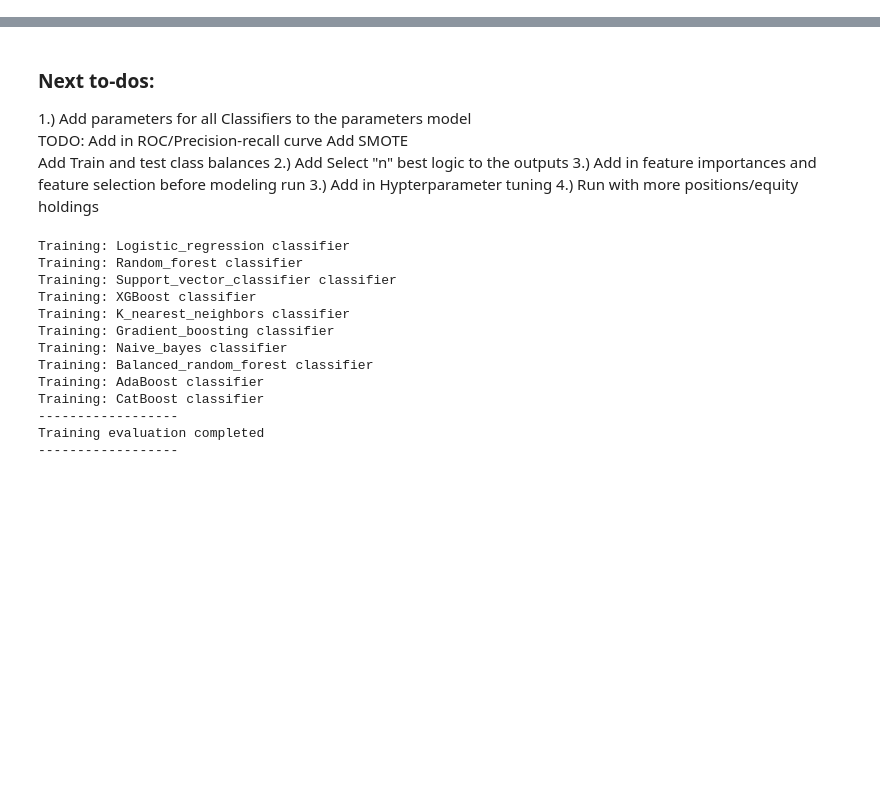
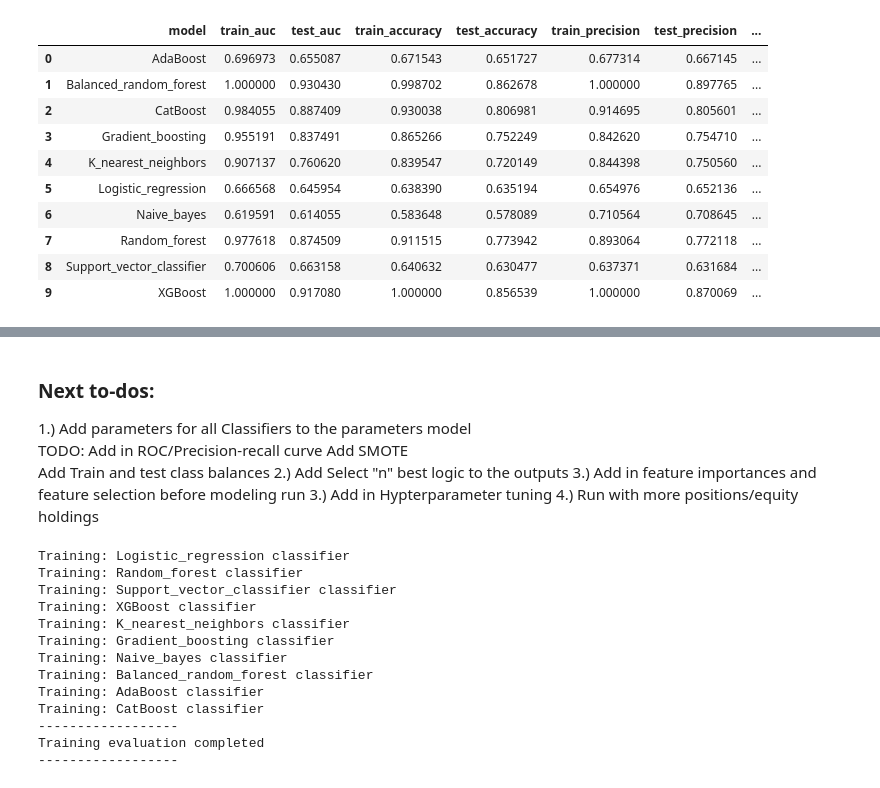
Before and after one commit to AlexDeshowitz/stock-classification-new, a Jupyter notebook: notebooks/Notebook_Machine-learning.ipynb, the cells around one changed output, grey strips where cells are left out. Saved outputs shown, nothing was run; the diff lists cells and outputs as text; code cells hidden in the pictures; blank space fills up the shorter version.

Commit message:
updated champion model function

```diff
--- a/notebooks/Notebook_Machine-learning.ipynb
+++ b/notebooks/Notebook_Machine-learning.ipynb
@@ -314,7 +519,8 @@ parameters = {'continuous_feature_cutoff' : 0.6,
               'kernel' : 'rbf',
               'gamma' : 'scale',
               'optimization_target' : 'test_recall', # other_useful_inputs: train_accuracy, test_accuracy, train_precision, train_recall, test_recall, true_positives, false_positives
-              'optimization_threshold' : 0.8,
+              'optimization_target_threshold' : 0.8, # minimum value of the optimization target needed to be selected as a final model
+              'optimization_target_training_threshold' : 0.1, # the maximum allowoable difference (absolute) between training and test optimization targets
               # specify the algorithms to be used:
               'classifiers': {
                 'Logistic_regression': {
@@ -369,3 +575,5 @@ test = standardize_continuous_features(dataframe = test, parameters = parameters
 test = one_hot_encode_tickers(dataframe = test, parameters= parameters)
 # create training and test sets
 X_train, X_test, y_train, y_test = create_training_test_splits(dataframe=test, parameters= parameters)
+# train the models:
+detailed_output, summary_output, feat_impt, feat_impt_summary = train_models(X_train = X_train, X_test = X_test, y_train = y_train, y_test= y_test, parameters = parameters)
@@ -374,3 +664,17 @@ X_train, X_test, y_train, y_test = create_training_test_splits(dataframe=test, p
+# %%
+summary_output
+# %% [output]
+|  | model | train_auc | test_auc | train_accuracy | test_accuracy | train_precision | test_precision | ... |
+| 0 | AdaBoost | 0.696973 | 0.655087 | 0.671543 | 0.651727 | 0.677314 | 0.667145 | ... |
+| 1 | Balanced_random_forest | 1.000000 | 0.930430 | 0.998702 | 0.862678 | 1.000000 | 0.897765 | ... |
+| 2 | CatBoost | 0.984055 | 0.887409 | 0.930038 | 0.806981 | 0.914695 | 0.805601 | ... |
+| 3 | Gradient_boosting | 0.955191 | 0.837491 | 0.865266 | 0.752249 | 0.842620 | 0.754710 | ... |
+| 4 | K_nearest_neighbors | 0.907137 | 0.760620 | 0.839547 | 0.720149 | 0.844398 | 0.750560 | ... |
+| 5 | Logistic_regression | 0.666568 | 0.645954 | 0.638390 | 0.635194 | 0.654976 | 0.652136 | ... |
+| 6 | Naive_bayes | 0.619591 | 0.614055 | 0.583648 | 0.578089 | 0.710564 | 0.708645 | ... |
+| 7 | Random_forest | 0.977618 | 0.874509 | 0.911515 | 0.773942 | 0.893064 | 0.772118 | ... |
+| 8 | Support_vector_classifier | 0.700606 | 0.663158 | 0.640632 | 0.630477 | 0.637371 | 0.631684 | ... |
+| 9 | XGBoost | 1.000000 | 0.917080 | 1.000000 | 0.856539 | 1.000000 | 0.870069 | ... |
 # %%
 ##################################### - Testing functions HERE
 # %%
```
Also changed, not shown: parts of 12 cells of this notebook, 12 other files.
